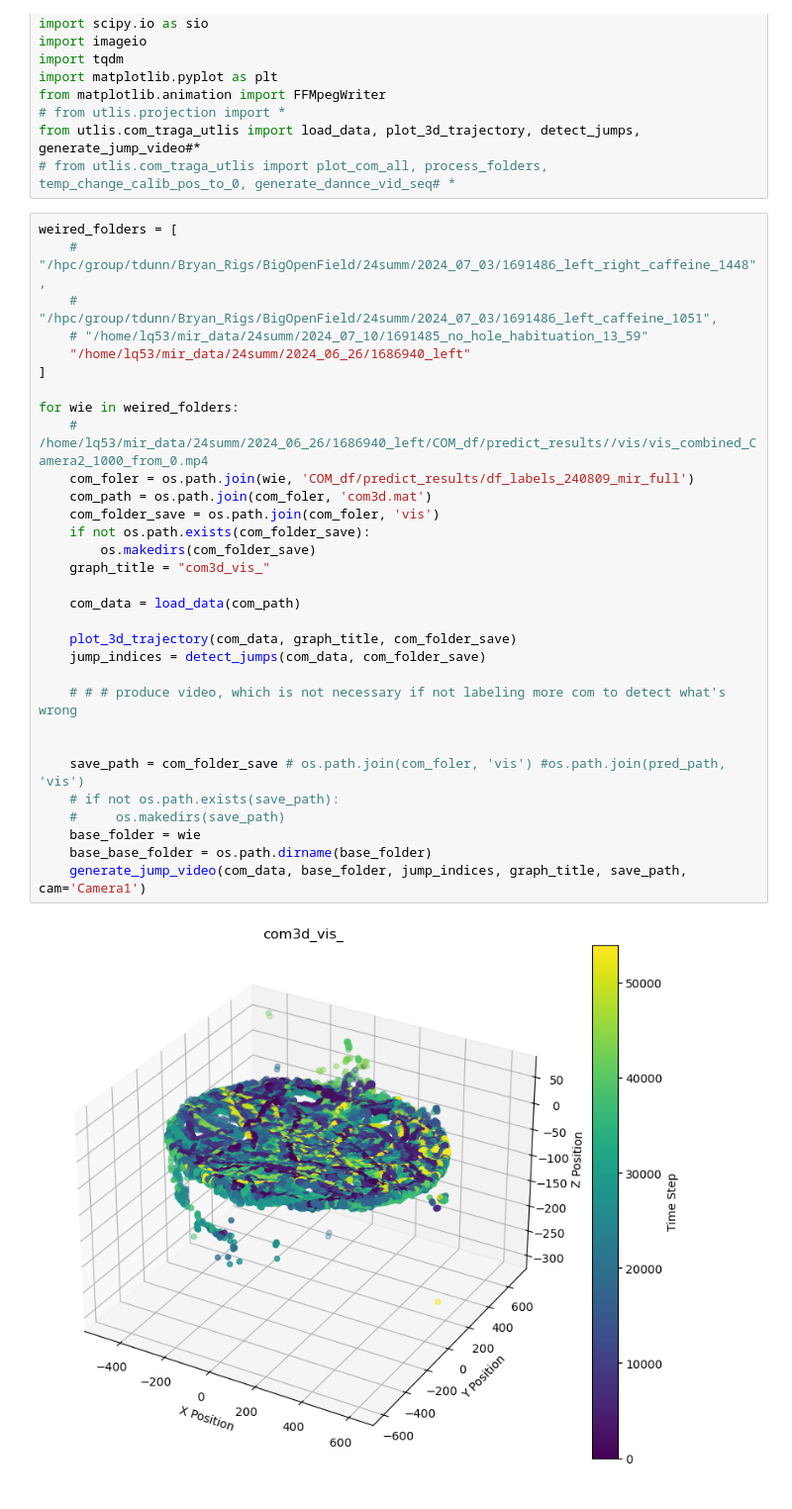
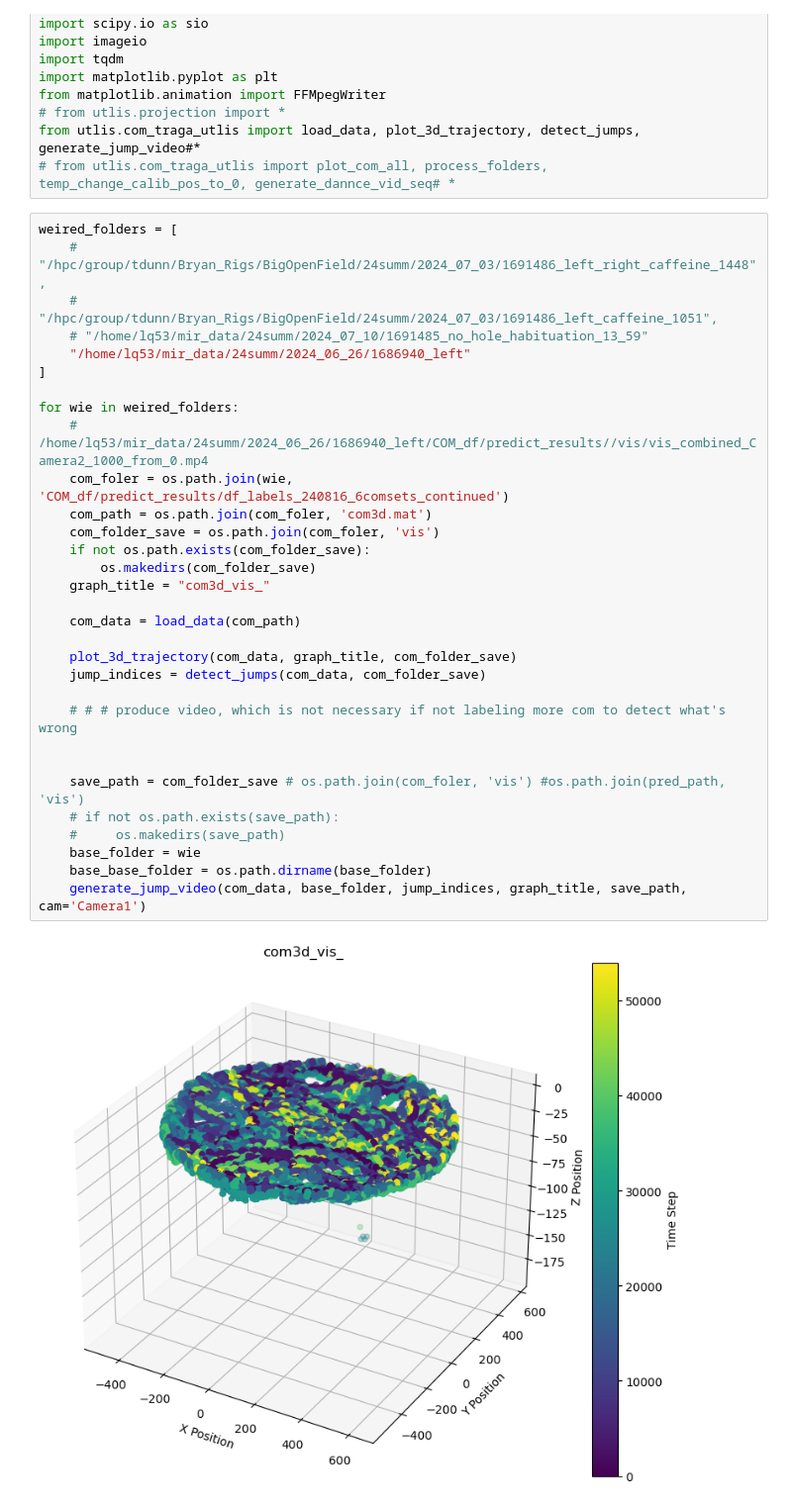
Before and after one commit to gadsfly/BBOP, a Jupyter notebook: exe_single.ipynb, the cells around one changed output. Shown at 99% size. Cells and saved outputs as stored; diff of their text form.

```diff
--- a/exe_single.ipynb
+++ b/exe_single.ipynb
@@ -14,32 +14,32 @@ from utlis.com_traga_utlis import load_data, plot_3d_trajectory, detect_jumps, g
 weired_folders = [
     # "/hpc/group/tdunn/Bryan_Rigs/BigOpenField/24summ/2024_07_03/1691486_left_right_caffeine_1448",
     # "/hpc/group/tdunn/Bryan_Rigs/BigOpenField/24summ/2024_07_03/1691486_left_caffeine_1051",
     # "/home/lq53/mir_data/24summ/2024_07_10/1691485_no_hole_habituation_13_59"
     "/home/lq53/mir_data/24summ/2024_06_26/1686940_left"
 ]
 
 for wie in weired_folders:
     # /home/lq53/mir_data/24summ/2024_06_26/1686940_left/COM_df/predict_results//vis/vis_combined_Camera2_1000_from_0.mp4
-    com_foler = os.path.join(wie, 'COM_df/predict_results/df_labels_240809_mir_full')
+    com_foler = os.path.join(wie, 'COM_df/predict_results/df_labels_240816_6comsets_continued')
     com_path = os.path.join(com_foler, 'com3d.mat')
     com_folder_save = os.path.join(com_foler, 'vis')
     if not os.path.exists(com_folder_save):
         os.makedirs(com_folder_save)
     graph_title = "com3d_vis_"
 
     com_data = load_data(com_path)
 
     plot_3d_trajectory(com_data, graph_title, com_folder_save)
     jump_indices = detect_jumps(com_data, com_folder_save)
 
     # # # produce video, which is not necessary if not labeling more com to detect what's wrong
 
 
     save_path = com_folder_save # os.path.join(com_foler, 'vis') #os.path.join(pred_path, 'vis')
     # if not os.path.exists(save_path):
     #     os.makedirs(save_path)
     base_folder = wie
     base_base_folder = os.path.dirname(base_folder)
     generate_jump_video(com_data, base_folder, jump_indices, graph_title, save_path, cam='Camera1')
 # %% [output]
-[figure, old version]
+[figure, new version]
```
Also changed, not shown: parts of 1 cell of this notebook, 2 other files.
